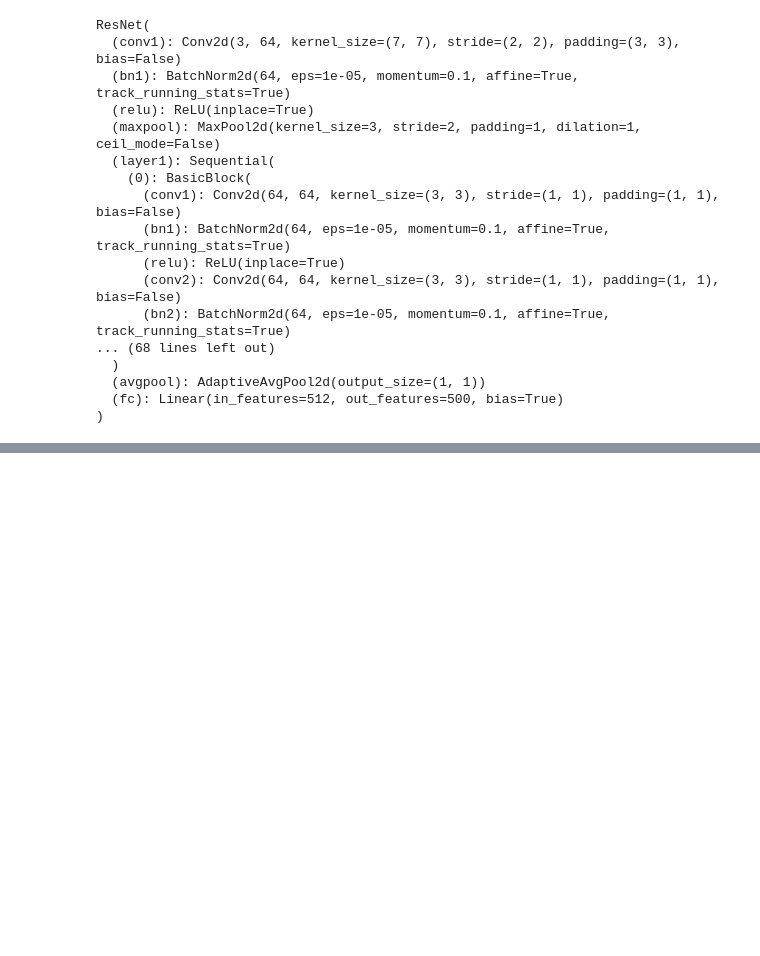
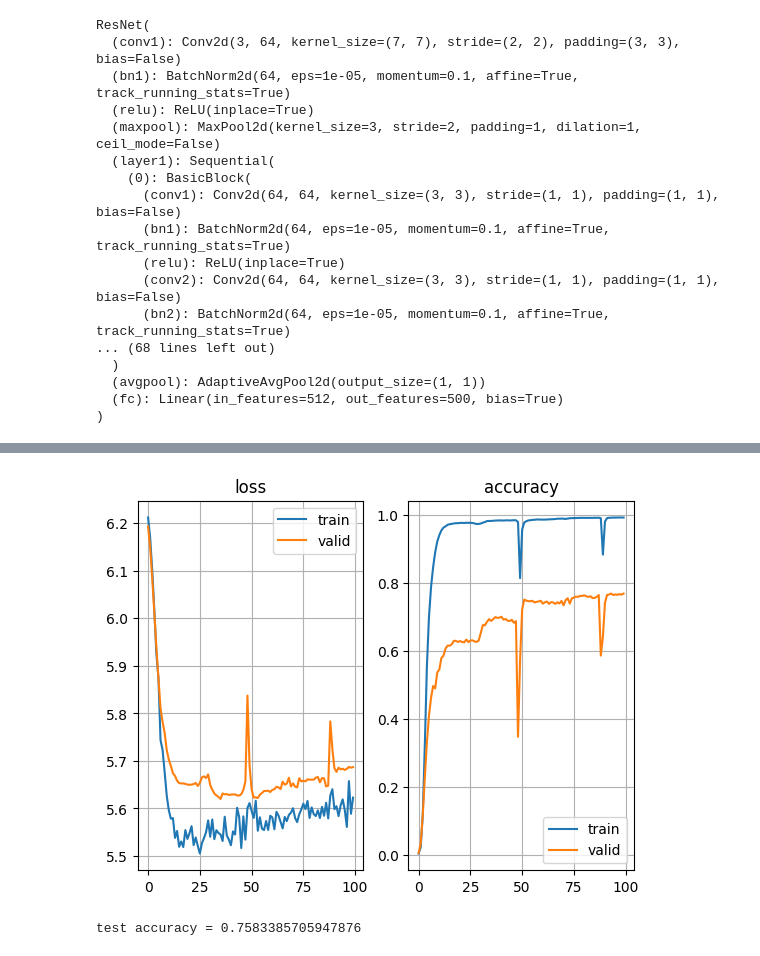
Before and after one commit to k7ps/FaceRecognition, a Jupyter notebook: face_recognition.ipynb, the cells around one changed output, grey strips where cells are left out. Saved outputs shown, nothing was run; the diff lists cells and outputs as text; code cells hidden in the pictures; blank space fills up the shorter version.

Commit message:
add arcface loss

```diff
--- a/face_recognition.ipynb
+++ b/face_recognition.ipynb
@@ -274,0 +305,19 @@ test accuracy = 0.7426053881645203
+# %%
+class ArcFaceModel(nn.Module):
+    def __init__(self, n_classes):
+        super().__init__()
+        self.n_classes = n_classes
+        model = torchvision.models.resnet18(pretrained=True)
+        self.base = nn.Sequential(*list(model.children())[:-1])
+        self.classifier = ArcFaceLayer(512, self.n_classes, 60, 0.5)
+
+    def forward(self, x, label=None):
+        x = self.base(x)
+        x = x.view(x.size(0), -1)
+        if label:
+            return self.classifier(x, label)
+        else:
+            return self.classifier(x)
+# %%
+arcface_model = ArcFaceModel(n_classes)
+arcface_model.to(device)
@@ -274,0 +342,7 @@ test accuracy = 0.7426053881645203
+# %%
+criterion = nn.CrossEntropyLoss()
+optimizer = torch.optim.AdamW(arcface_model.parameters(), lr=3e-4, weight_decay=0.1)
+scheduler = torch.optim.lr_scheduler.CyclicLR(optimizer, base_lr=1e-5, max_lr=3e-4, cycle_momentum=False, step_size_up=10)
+# %%
+num_epochs = 100
+epochs, loss, acc = train_loop(arcface_model, criterion, optimizer, scheduler, loaders, num_epochs)
@@ -274,0 +367,8 @@ test accuracy = 0.7426053881645203
+# %%
+plot_history(epochs, loss, acc)
+# %% [output]
+[figure, added]
+# %%
+print(f'test accuracy = {calculate_accuracy(arcface_model, test_loader)}')
+# %% [output]
+test accuracy = 0.7583385705947876
```
Also changed, not shown: parts of 14 cells of this notebook.
